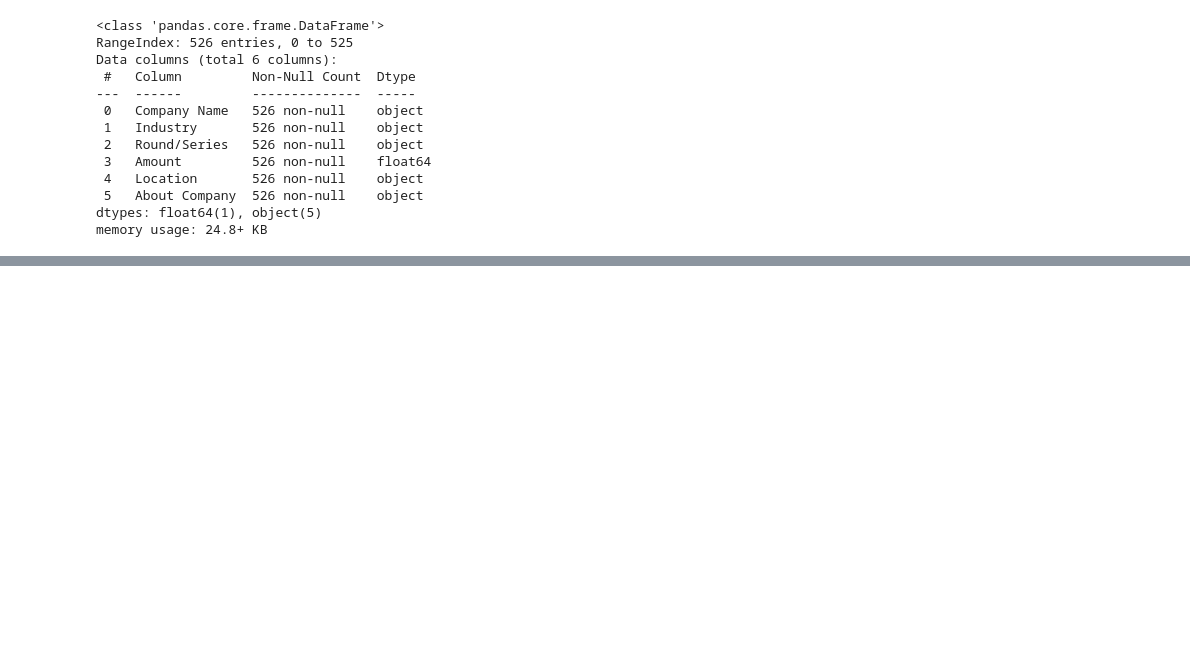
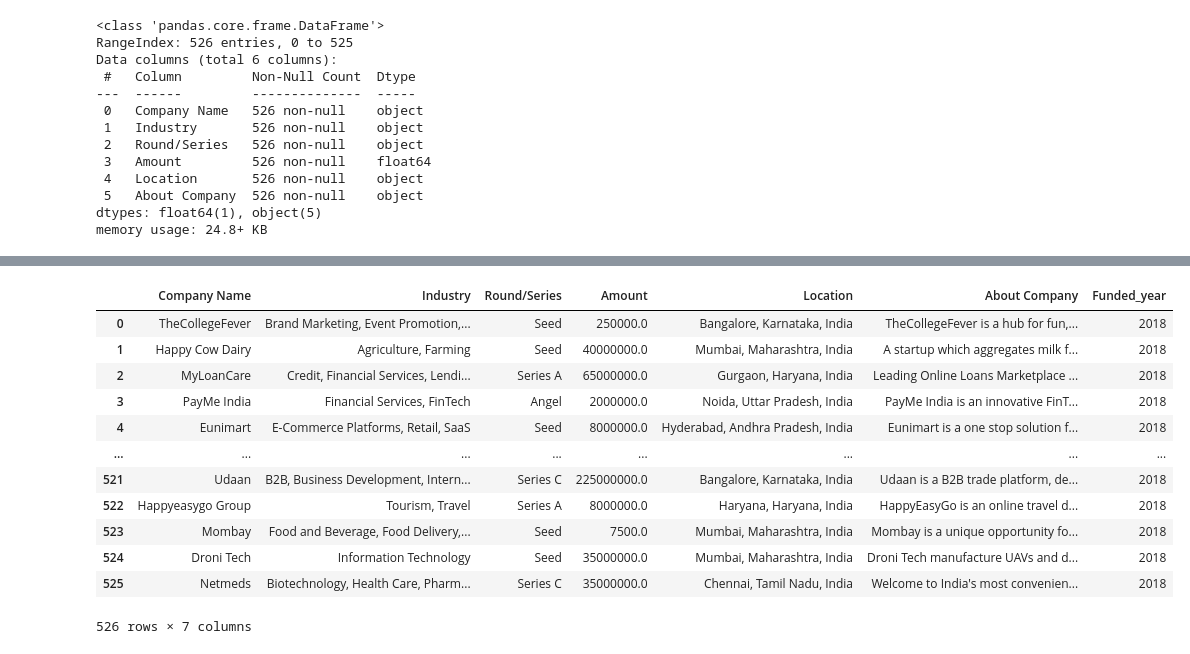
Before and after one commit to Keganwealths/LP1, a Jupyter notebook: DataAnalysis.ipynb, the cells around one changed output, grey strips where cells are left out. Saved outputs shown, nothing was run; the diff lists cells and outputs as text; code cells hidden in the pictures; blank space fills up the shorter version.

```diff
--- a/DataAnalysis.ipynb
+++ b/DataAnalysis.ipynb
@@ -528,0 +563,19 @@ memory usage: 24.8+ KB
+# %%
+year = 2018
+data2018['Funded_year'] = year
+# %%
+data2018
+# %% [output]
+|  | Company Name | Industry | Round/Series | Amount | Location | About Company | Funded_year |
+| 0 | TheCollegeFever | Brand Marketing, Event Promotion,... | Seed | 250000.0 | Bangalore, Karnataka, India | TheCollegeFever is a hub for fun,... | 2018 |
+| 1 | Happy Cow Dairy | Agriculture, Farming | Seed | 40000000.0 | Mumbai, Maharashtra, India | A startup which aggregates milk f... | 2018 |
+| 2 | MyLoanCare | Credit, Financial Services, Lendi... | Series A | 65000000.0 | Gurgaon, Haryana, India | Leading Online Loans Marketplace ... | 2018 |
+| 3 | PayMe India | Financial Services, FinTech | Angel | 2000000.0 | Noida, Uttar Pradesh, India | PayMe India is an innovative FinT... | 2018 |
+| 4 | Eunimart | E-Commerce Platforms, Retail, SaaS | Seed | 8000000.0 | Hyderabad, Andhra Pradesh, India | Eunimart is a one stop solution f... | 2018 |
+| ... | ... | ... | ... | ... | ... | ... | ... |
+| 521 | Udaan | B2B, Business Development, Intern... | Series C | 225000000.0 | Bangalore, Karnataka, India | Udaan is a B2B trade platform, de... | 2018 |
+| 522 | Happyeasygo Group | Tourism, Travel | Series A | 8000000.0 | Haryana, Haryana, India | HappyEasyGo is an online travel d... | 2018 |
+| 523 | Mombay | Food and Beverage, Food Delivery,... | Seed | 7500.0 | Mumbai, Maharashtra, India | Mombay is a unique opportunity fo... | 2018 |
+| 524 | Droni Tech | Information Technology | Seed | 35000000.0 | Mumbai, Maharashtra, India | Droni Tech manufacture UAVs and d... | 2018 |
+| 525 | Netmeds | Biotechnology, Health Care, Pharm... | Series C | 35000000.0 | Chennai, Tamil Nadu, India | Welcome to India's most convenien... | 2018 |
+526 rows × 7 columns
```
Also changed, not shown: parts of 23 cells of this notebook, 2 other files.
